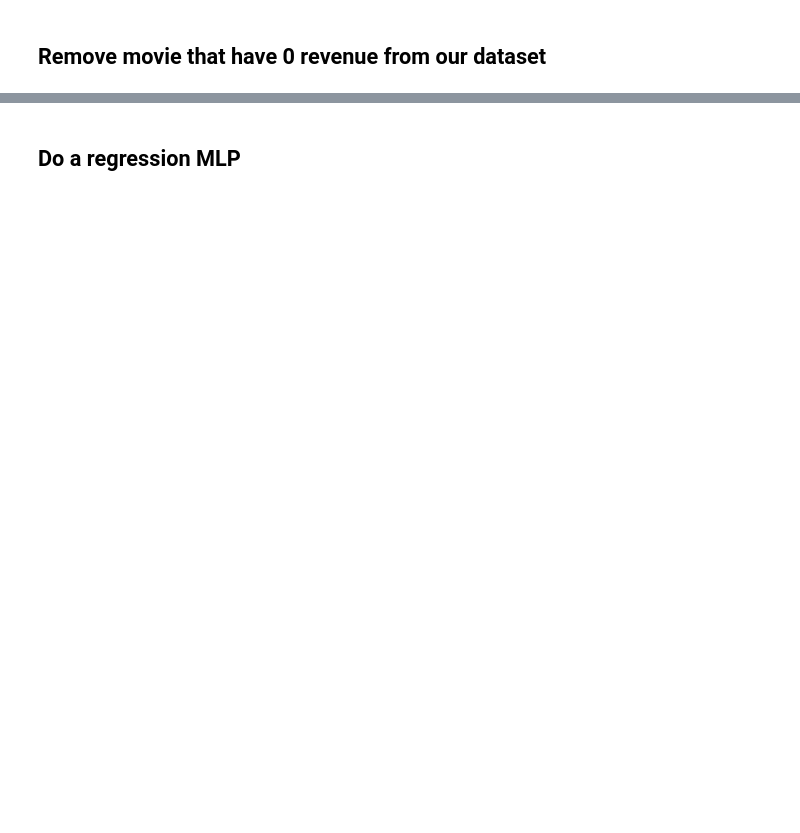
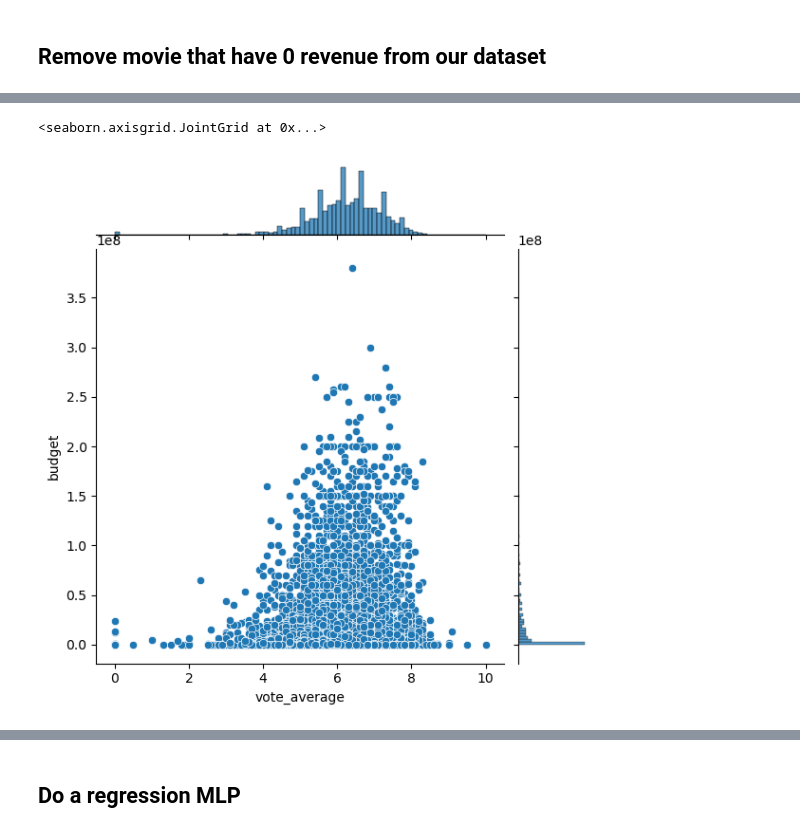
Before and after one commit to tianhew0121/Movie_Rating_Prediction_with_Movielens_dataset, a Jupyter notebook: data_inspection.ipynb, the cells around one changed output, grey strips where cells are left out. Drawn from its saved outputs; the diff is of its cells as text; code cells hidden in the pictures; blank space fills up the shorter version.

```diff
--- a/data_inspection.ipynb
+++ b/data_inspection.ipynb
@@ -145,3 +163,8 @@ sns.jointplot(x='vote_average', y='crew_count', data=full_data)
+# %%
+sns.jointplot(x='vote_average', y='budget', data=full_data)
+# %% [output]
+<seaborn.axisgrid.JointGrid at 0x...>
+[figure, added]
 # %%
 full_data['genres_top'] = full_data['genres'].apply(lambda x: x[0]['name'] if x is not np.nan and len(x)>0 else np.nan)
 full_data['genres_second'] = full_data['genres'].apply(lambda x: x[1]['name'] if x is not np.nan and len(x)>1 else np.nan)
```
Also changed, not shown: parts of 20 cells of this notebook.
